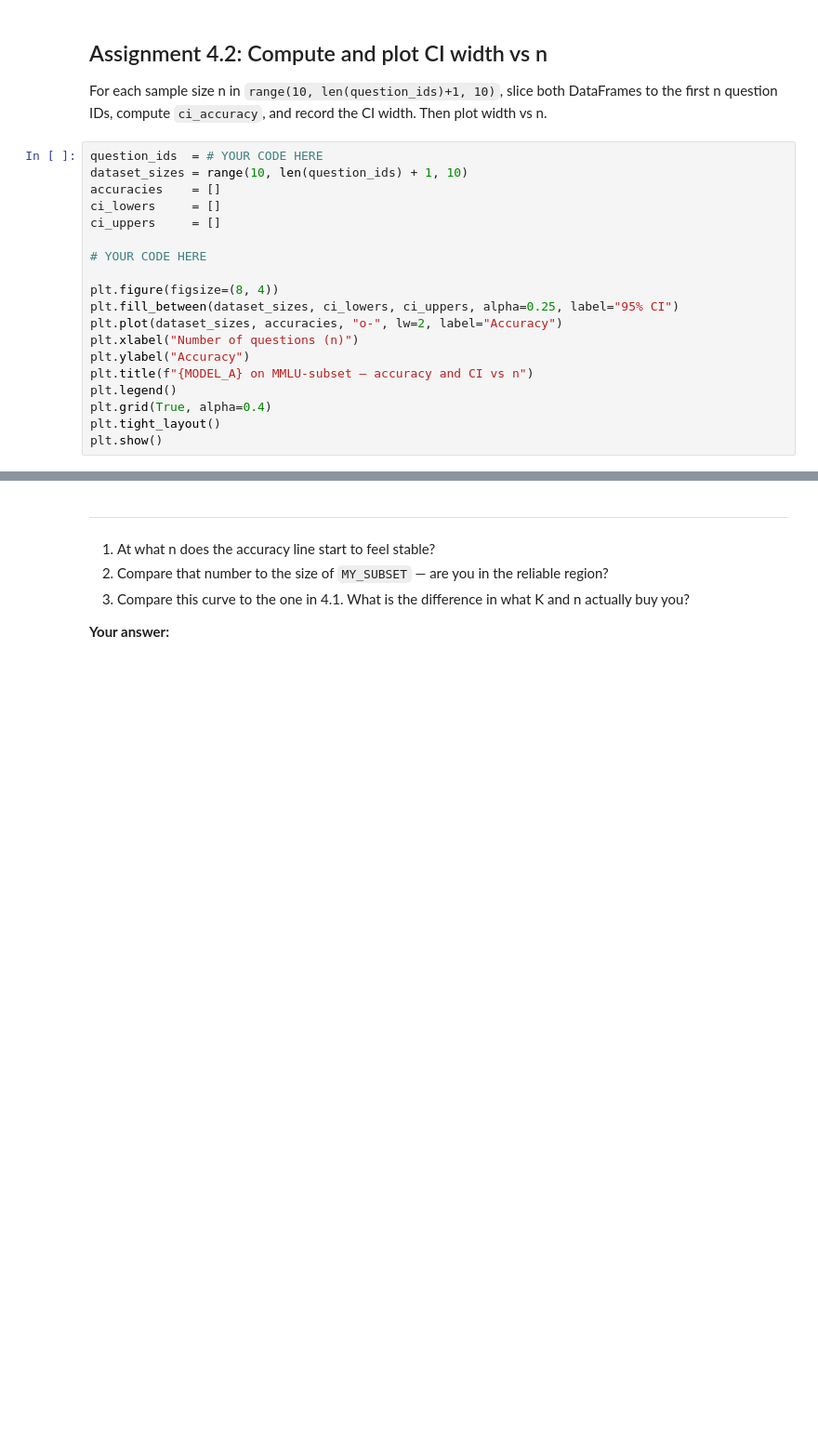
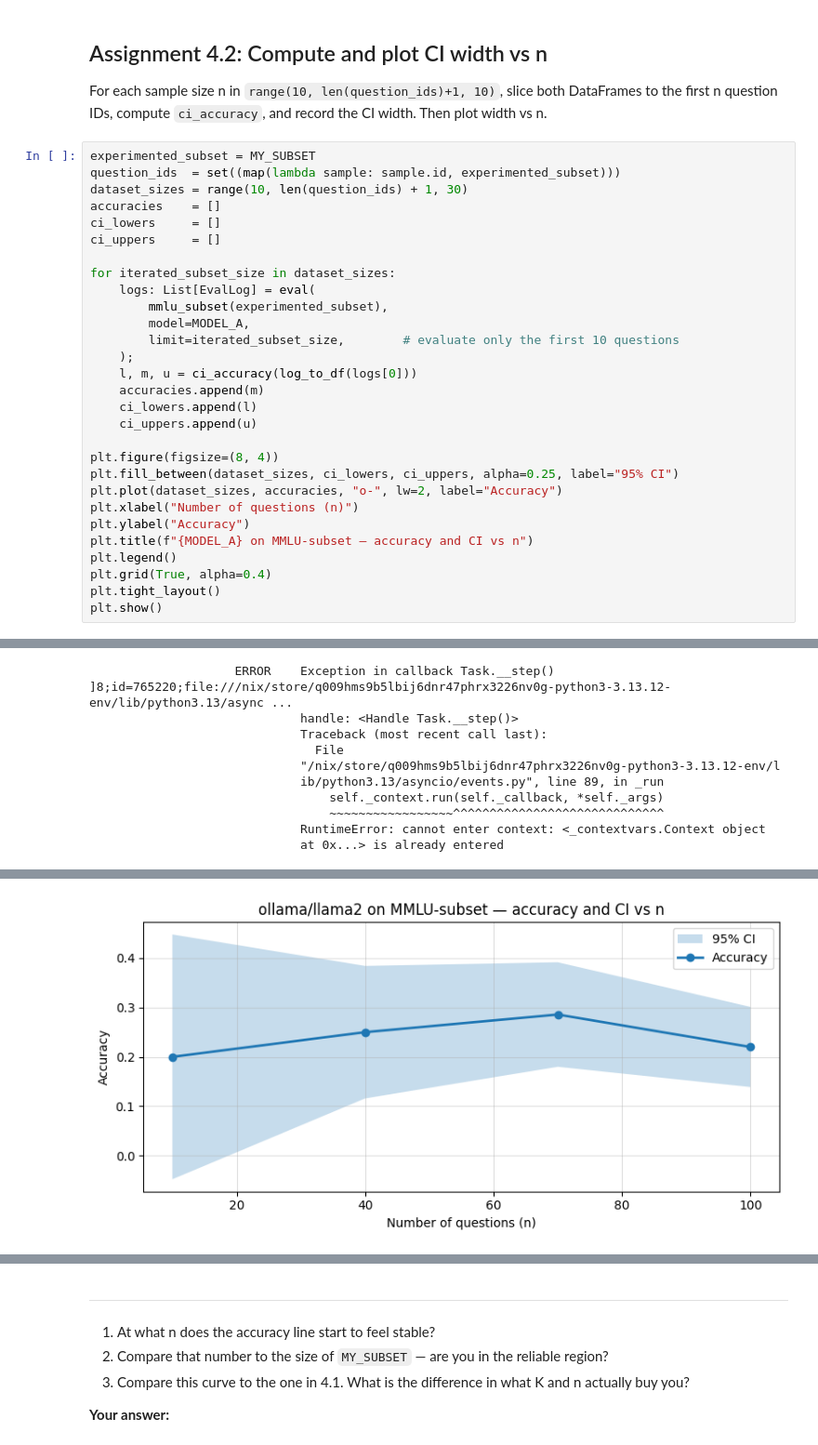
Before and after one commit to efim/inspect_ai_exercises, a Jupyter notebook: inspect_ai_tutorial_week_2.ipynb, the cells around one changed output, grey strips where cells are left out. Shown at 93% size. Cells and saved outputs as stored; diff of their text form; blank space fills up the shorter version.

```diff
--- a/inspect_ai_tutorial_week_2.ipynb
+++ b/inspect_ai_tutorial_week_2.ipynb
@@ -427,13 +550,23 @@ For each sample size n in `range(10, len(question_ids)+1, 10)`, slice both DataF
 to the first n question IDs, compute `ci_accuracy`, and record the CI width.
 Then plot width vs n.
 # %%
-question_ids  = # YOUR CODE HERE
-dataset_sizes = range(10, len(question_ids) + 1, 10)
+experimented_subset = MY_SUBSET
+question_ids  = set((map(lambda sample: sample.id, experimented_subset)))
+dataset_sizes = range(10, len(question_ids) + 1, 30)
 accuracies    = []
 ci_lowers     = []
 ci_uppers     = []
 
-# YOUR CODE HERE
+for iterated_subset_size in dataset_sizes:
+    logs: List[EvalLog] = eval(
+        mmlu_subset(experimented_subset),
+        model=MODEL_A,
+        limit=iterated_subset_size,        # evaluate only the first 10 questions
+    );
+    l, m, u = ci_accuracy(log_to_df(logs[0]))
+    accuracies.append(m)
+    ci_lowers.append(l)
+    ci_uppers.append(u)
 
 plt.figure(figsize=(8, 4))
 plt.fill_between(dataset_sizes, ci_lowers, ci_uppers, alpha=0.25, label="95% CI")
@@ -445,3 +578,4 @@ plt.legend()
 plt.grid(True, alpha=0.4)
 plt.tight_layout()
 plt.show()
+# %% [output]
@@ -447,0 +629,10 @@ plt.show()
+                    ERROR    Exception in callback Task.__step()                                ]8;id=765220;file:///nix/store/q009hms9b5lbij6dnr47phrx3226nv0g-python3-3.13.12-env/lib/python3.13/async ...
+                             handle: <Handle Task.__step()>
+                             Traceback (most recent call last):
+                               File
+                             "/nix/store/q009hms9b5lbij6dnr47phrx3226nv0g-python3-3.13.12-env/l
+                             ib/python3.13/asyncio/events.py", line 89, in _run
+                                 self._context.run(self._callback, *self._args)
+                                 ~~~~~~~~~~~~~~~~~^^^^^^^^^^^^^^^^^^^^^^^^^^^^^
+                             RuntimeError: cannot enter context: <_contextvars.Context object
+                             at 0x...> is already entered
@@ -447,0 +640 @@ plt.show()
+[figure, added]
```
Also changed, not shown: parts of 6 cells of this notebook, 55 other files.
